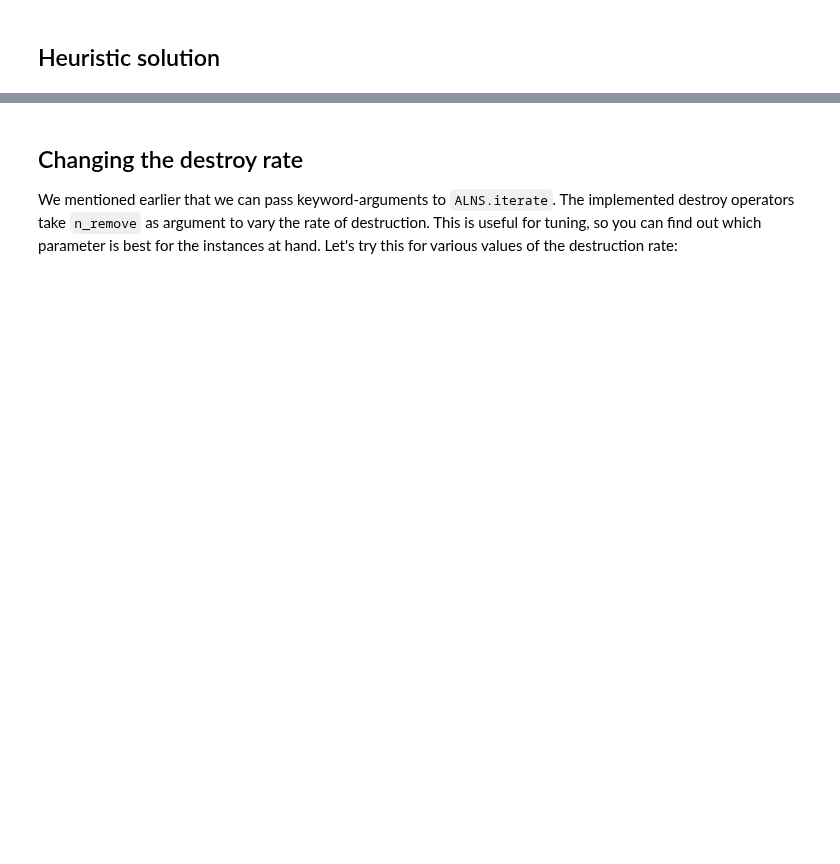
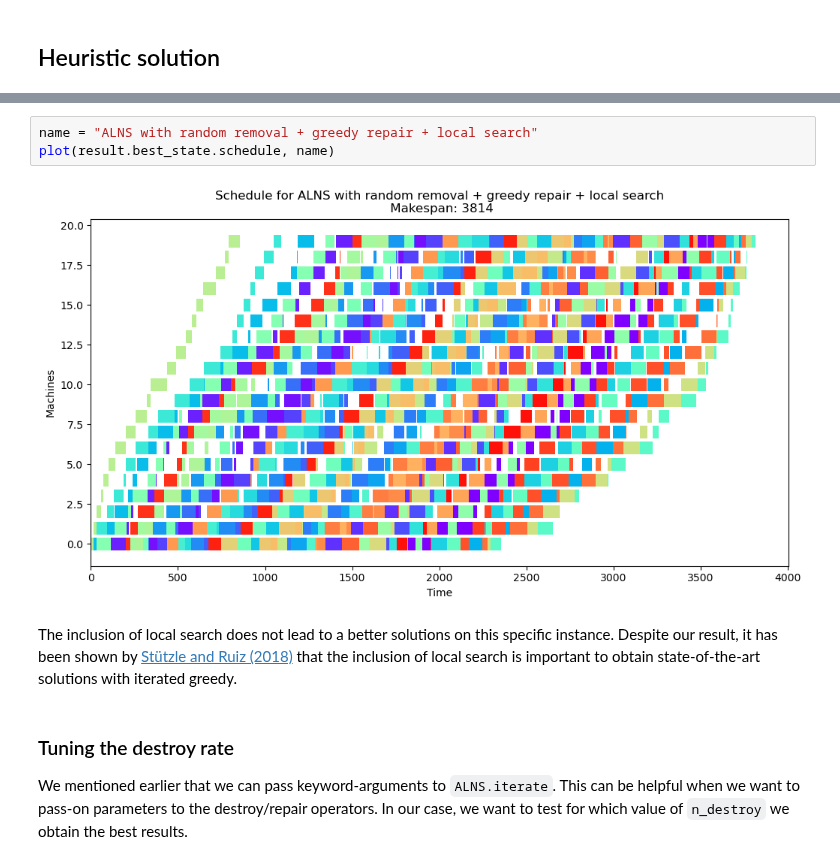
Before and after one commit to N-Wouda/ALNS, a Jupyter notebook: docs/source/examples/permutation_flow_shop_problem.ipynb, the cells around one changed output, grey strips where cells are left out. Saved outputs shown, nothing was run; the diff lists cells and outputs as text; blank space fills up the shorter version.

```diff
--- a/docs/source/examples/permutation_flow_shop_problem.ipynb
+++ b/docs/source/examples/permutation_flow_shop_problem.ipynb
@@ -322,3 +373,10 @@ plot(result.best_state.schedule, "IG")
+# %%
+name = "ALNS with random removal + greedy repair + local search"
+plot(result.best_state.schedule, name)
+# %% [output]
+[figure, added]
+# %% [markdown]
+The inclusion of local search does not lead to a better solutions on this specific instance. Despite our result, it has been shown by [Stützle and Ruiz (2018)](https://iridia.ulb.ac.be/IridiaTrSeries/link/IridiaTr2018-006.pdf) that the inclusion of local search is important to obtain state-of-the-art solutions with iterated greedy.
 # %% [markdown]
-## Changing the destroy rate
-We mentioned earlier that we can pass keyword-arguments to `ALNS.iterate`. The implemented destroy operators take `n_remove` as argument to vary the rate of destruction. This is useful for tuning, so you can find out which parameter is best for the instances at hand. Let's try this for various values of the destruction rate:
+### Tuning the destroy rate
+We mentioned earlier that we can pass keyword-arguments to `ALNS.iterate`. This can be helpful when we want to pass-on parameters to the destroy/repair operators. In our case, we want to test for which value of `n_destroy` we obtain the best results.
```
Also changed, not shown: parts of 35 cells of this notebook.
